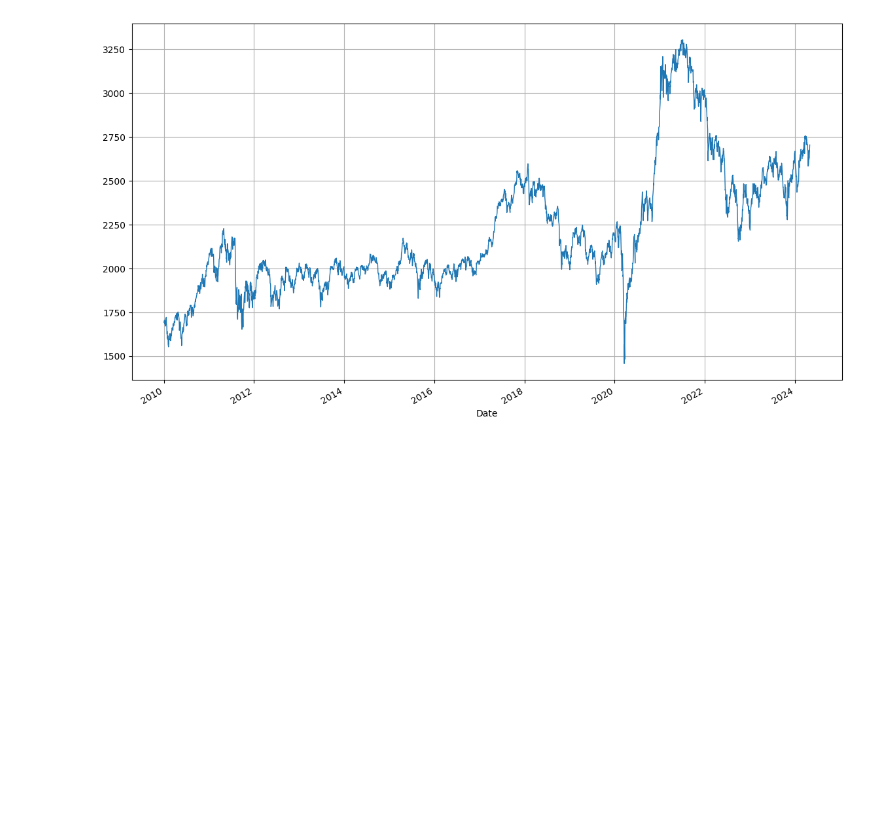
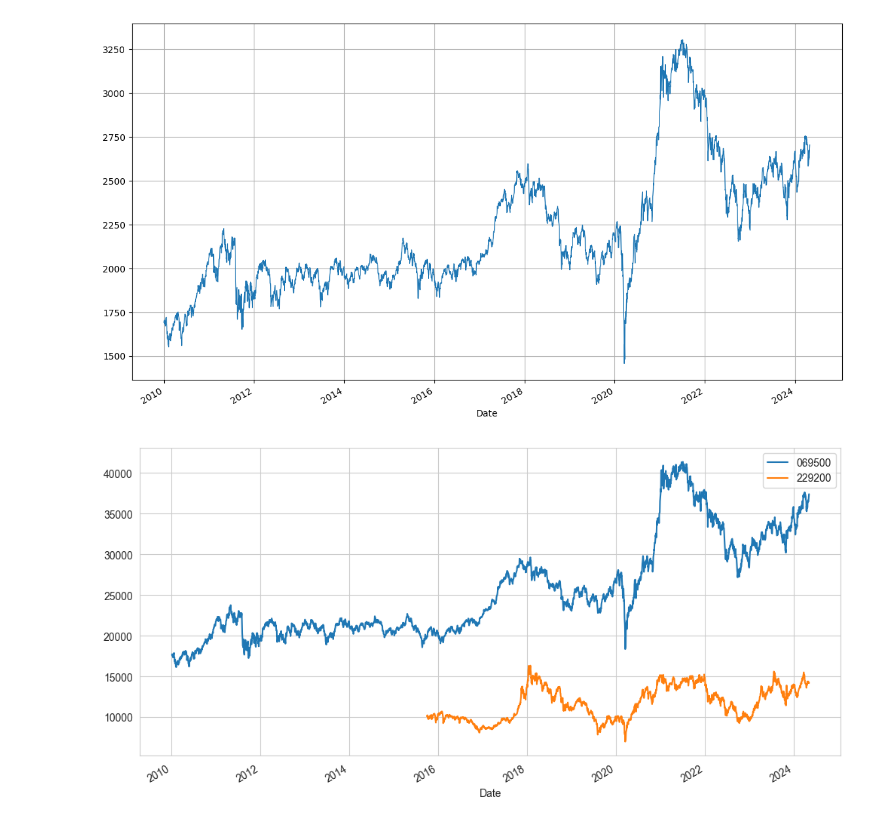
Before and after one commit to kusool72/python, a Jupyter notebook: 거시경제지표.ipynb, the cells around one changed output. Saved outputs shown, nothing was run; the diff lists cells and outputs as text; code cells hidden in the pictures; blank space fills up the shorter version.

```diff
--- a/거시경제지표.ipynb
+++ b/거시경제지표.ipynb
@@ -605,3 +605,18 @@ df.Close.plot()
 plt.show()
 # %% [output]
 [figure]
+# %%
+import pandas as pd
+import matplotlib.pyplot as plt
+import seaborn as sns
+
+#!pip install finance-datareader
+import FinanceDataReader as fdr
+
+price_df = fdr.DataReader('069500, 229200', '2010-01-01')
+
+sns.set_style('whitegrid')
+price_df.plot()
+plt.show()
+# %% [output]
+[figure, added]
```
Also changed, not shown: parts of 23 cells of this notebook.
